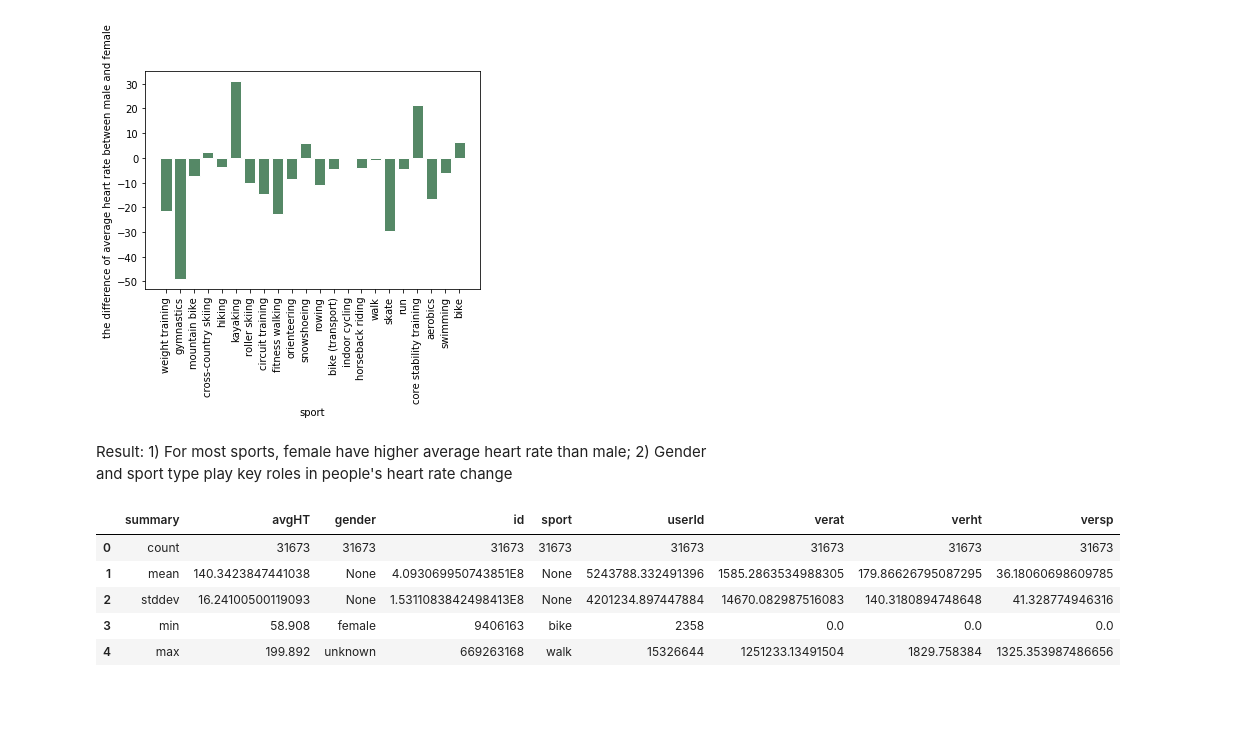
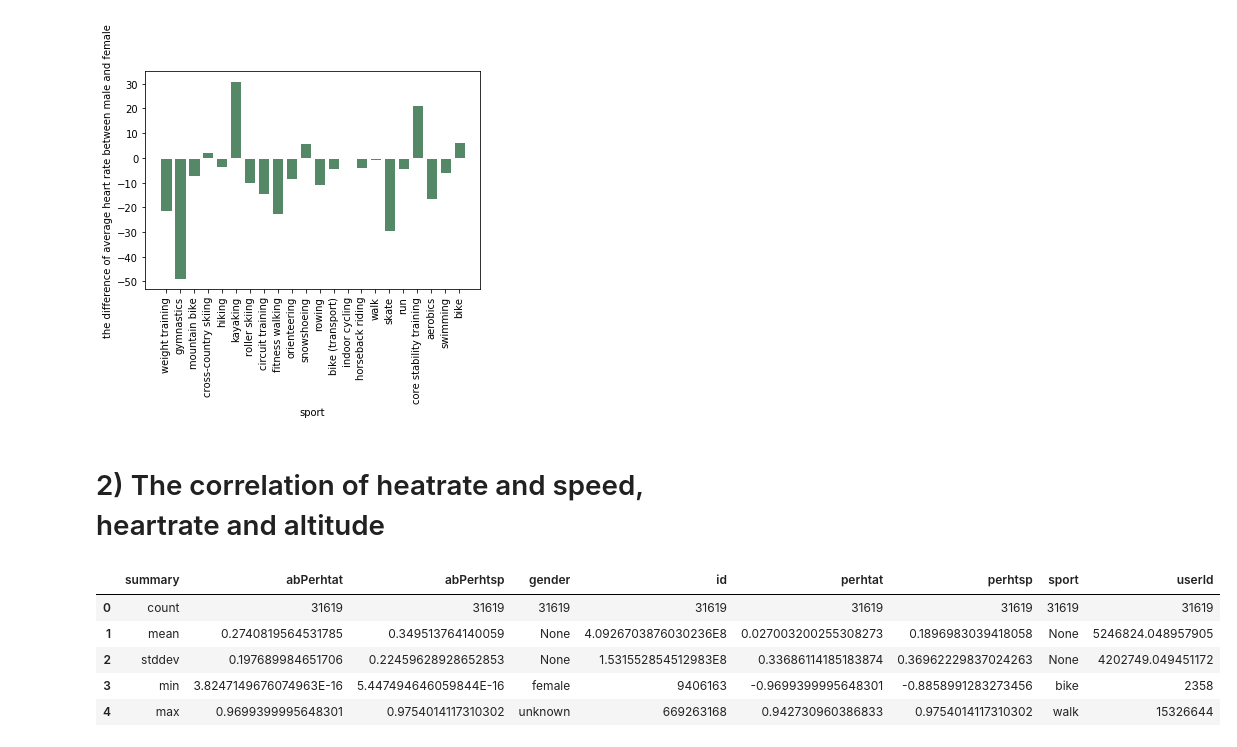
Before and after one commit to TuanTTranCS/concordia-bigdata-project, a Jupyter notebook: BigData_Project_Yefei.ipynb, the cells around one changed output. Saved outputs shown, nothing was run; the diff lists cells and outputs as text; code cells hidden in the pictures; blank space fills up the shorter version.

```diff
--- a/BigData_Project_Yefei.ipynb
+++ b/BigData_Project_Yefei.ipynb
@@ -214,27 +217,27 @@ Text(0.5, 0, 'sport')
 Text(0, 0.5, 'the difference of average heart rate between male and female')
 <BarContainer object of 22 artists>
 [figure]
-# %% [markdown]
-Result: 1) For most sports, female have higher average heart rate than male;
-        2) Gender and sport type play key roles in people's heart rate change
+# %% [markdown]
+# 2) The correlation of heatrate and speed, heartrate and altitude
 # %%
-rdd1=df.rdd
-def heartRate(row):
+rdd2=df.rdd
+def covHeartRate(row):
     if row['heart_rate']!='' and row['speed']!='' and row['altitude']!='':
-        verht=np.var(row['heart_rate'])
-        versp=np.var(row['speed'])
-        verat=np.var(row['altitude'])
-        ht=np.mean(row['heart_rate'])
-        return Row(id=int(row['id']), avgHT=float(ht), verht=float(verht), versp=float(versp), verat=float(verat), gender=str(row['gender']), sport=str(row['sport']),userId=row['userId'])
+        if size(row['heart_rate'])==size(row['speed']) and size(row['heart_rate'])==size(row['altitude']):
+            perhtat=stats.pearsonr(row['heart_rate'],row['altitude'])[0]
+            perhtsp=stats.pearsonr(row['heart_rate'],row['speed'])[0]
+            abPerhtat=abs(stats.pearsonr(row['heart_rate'],row['altitude'])[0])
+            abPerhtsp=abs(stats.pearsonr(row['heart_rate'],row['speed'])[0])
+            return Row(id=int(row['id']), perhtat=float(perhtat), perhtsp=float(perhtsp), abPerhtat=float(abPerhtat), abPerhtsp=float(abPerhtsp), gender=str(row['gender']), sport=str(row['sport']),userId=row['userId'])
 #             return Row(ratiohtsp=float(vecsp))
-rddaHR1=rdd1.filter(lambda row: row['speed'] is not None).map(heartRate)
-df3=spark.createDataFrame(rddaHR1)
-df3.describe().toPandas()
+rddaHR2=rdd2.filter(lambda row: row['speed'] is not None).map(covHeartRate)
+df5=spark.createDataFrame(rddaHR2).dropna()
+df5.describe().toPandas()
 # %% [output]
-|  | summary | avgHT | gender | id | sport | userId | verat | verht | versp |
-| 0 | count | 31673 | 31673 | 31673 | 31673 | 31673 | 31673 | 31673 | 31673 |
-| 1 | mean | 140.3423847441038 | None | 4.093069950743851E8 | None | 5243788.332491396 | 1585.2863534988305 | 179.86626795087295 | 36.18060698609785 |
-| 2 | stddev | 16.24100500119093 | None | 1.5311083842498413E8 | None | 4201234.897447884 | 14670.082987516083 | 140.3180894748648 | 41.328774946316 |
-| 3 | min | 58.908 | female | 9406163 | bike | 2358 | 0.0 | 0.0 | 0.0 |
-| 4 | max | 199.892 | unknown | 669263168 | walk | 15326644 | 1251233.13491504 | 1829.758384 | 1325.353987486656 |
+|  | summary | abPerhtat | abPerhtsp | gender | id | perhtat | perhtsp | sport | userId |
+| 0 | count | 31619 | 31619 | 31619 | 31619 | 31619 | 31619 | 31619 | 31619 |
+| 1 | mean | 0.2740819564531785 | 0.349513764140059 | None | 4.0926703876030236E8 | 0.027003200255308273 | 0.1896983039418058 | None | 5246824.048957905 |
+| 2 | stddev | 0.197689984651706 | 0.22459628928652853 | None | 1.531552854512983E8 | 0.33686114185183874 | 0.36962229837024263 | None | 4202749.049451172 |
+| 3 | min | 3.8247149676074963E-16 | 5.447494646059844E-16 | female | 9406163 | -0.9699399995648301 | -0.8858991283273456 | bike | 2358 |
+| 4 | max | 0.9699399995648301 | 0.9754014117310302 | unknown | 669263168 | 0.942730960386833 | 0.9754014117310302 | walk | 15326644 |
 # %%
```
Also changed, not shown: parts of 18 cells of this notebook.
